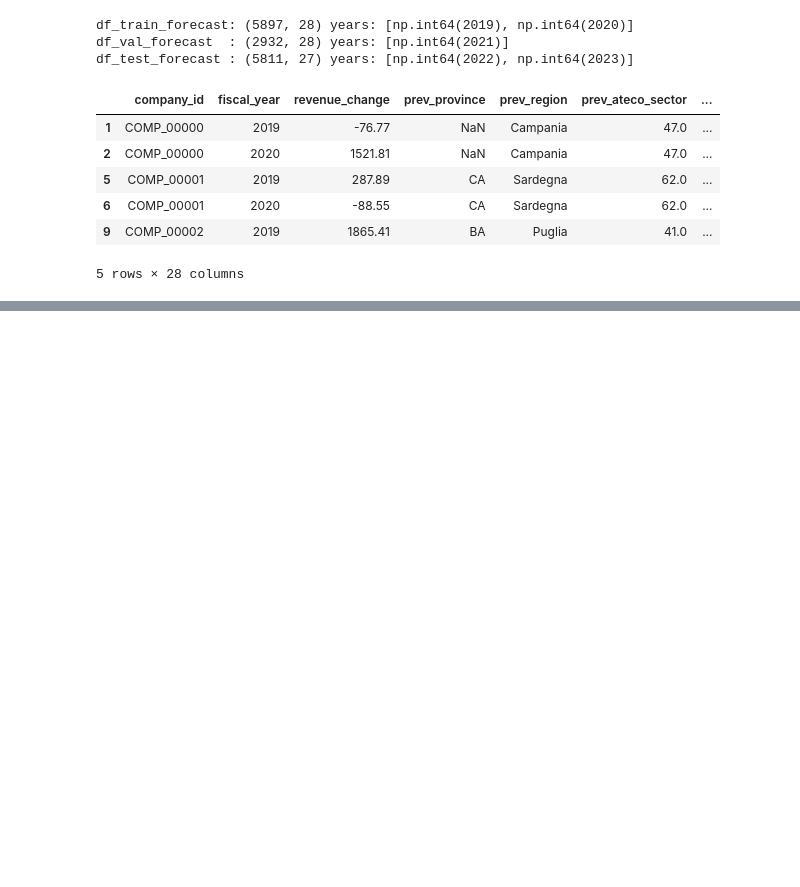
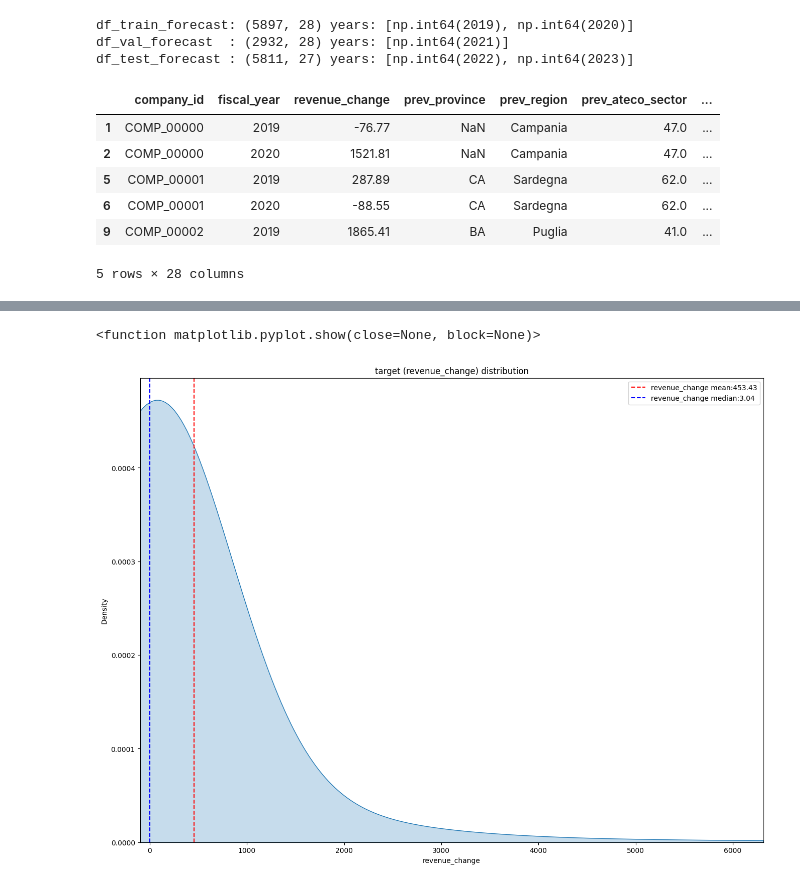
Before and after one commit to MoriondoTommaso/italian-financial-challenge, a Jupyter notebook: notebooks/work_tommaso.ipynb, the cells around one changed output, grey strips where cells are left out. Cells and saved outputs as stored; diff of their text form; code cells hidden in the pictures; blank space fills up the shorter version.

```diff
--- a/notebooks/work_tommaso.ipynb
+++ b/notebooks/work_tommaso.ipynb
@@ -202,0 +235,17 @@ df_train.describe().T
+# %%
+r_low, r_high = train_df[target].quantile([0, 0.99])
+
+plt.figure(figsize=(16,12))
+sns.kdeplot(data=train_df, x = target, clip=(r_low,r_high),fill=True)
+mean_target = train_df[target].mean()
+median_target = train_df[target].median()
+plt.axvline(mean_target,color='red',linestyle = '--',label=f'revenue_change mean:{mean_target:.2f}')
+plt.axvline(median_target,color='blue',linestyle='--',label=f'revenue_change median:{median_target:.2f}')
+plt.xlim(r_low,r_high)
+plt.title('target (revenue_change) distribution')
+plt.xlabel('revenue_change')
+plt.legend()
+plt.show
+# %% [output]
+<function matplotlib.pyplot.show(close=None, block=None)>
+[figure, added]
```
Also changed, not shown: parts of 16 cells of this notebook, 2 other files.
